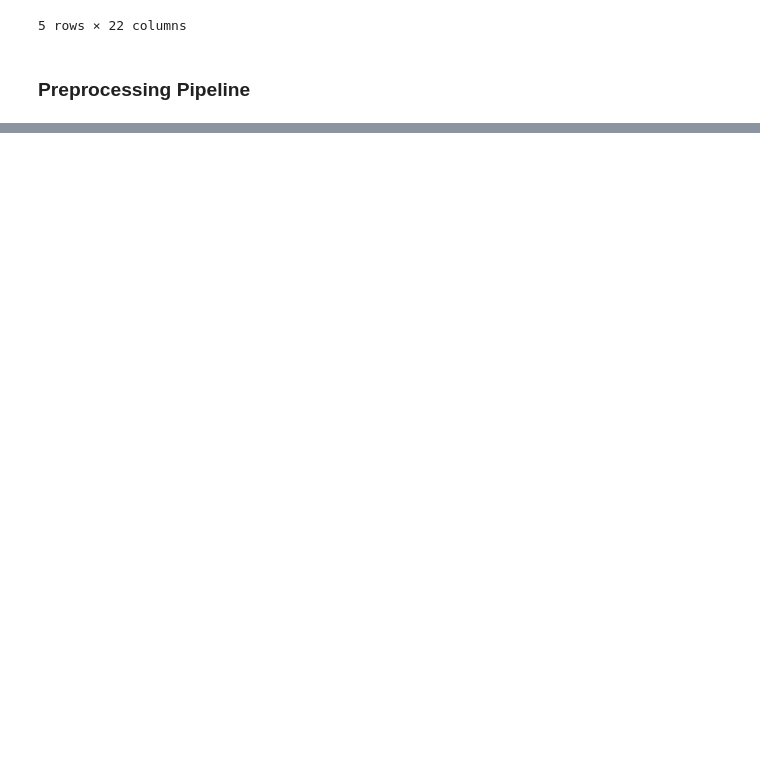
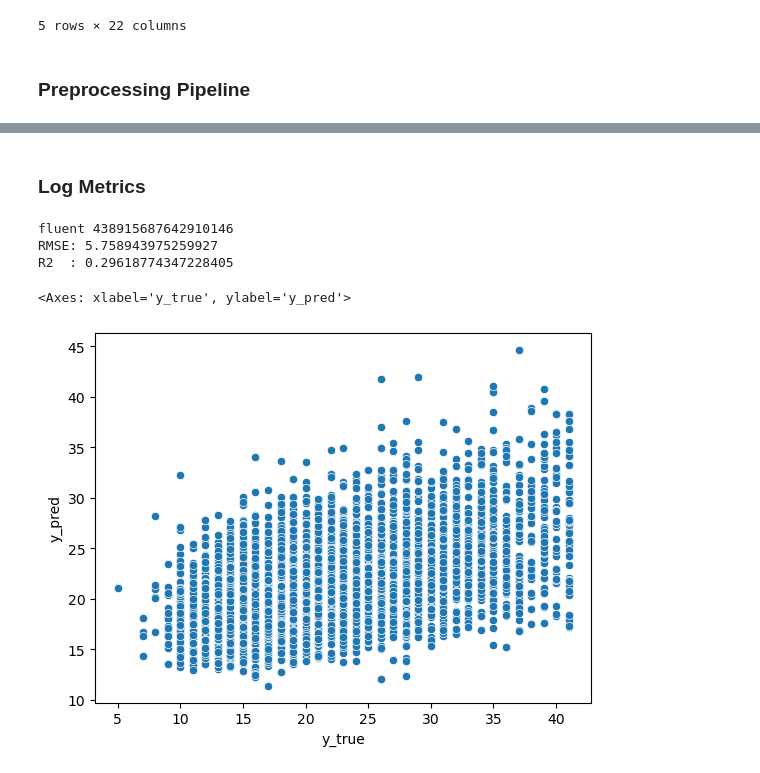
Before and after one commit to ADPriceless/TDA_Assignment_TaxiTime, a Jupyter notebook: experimentation.ipynb, the cells around one changed output, grey strips where cells are left out. Drawn from its saved outputs; the diff is of its cells as text; code cells hidden in the pictures; blank space fills up the shorter version.

Commit message:
experiment with models

```diff
--- a/experimentation.ipynb
+++ b/experimentation.ipynb
@@ -61,0 +142,14 @@ df_takeoff.head()
+# %%
+standard_scale_cols = numeric_cols[(numeric_cols != 'DEP_DELAY') & (numeric_cols != 'sch_arr') & (numeric_cols != 'CRS_ELAPSED_TIME')]
+
+col_transformer = ColumnTransformer(
+    [
+        (
+            'Quantile',
+            QuantileTransformer(output_distribution='normal', random_state=RANDOM_STATE),
+            ['DEP_DELAY', 'sch_arr', 'CRS_ELAPSED_TIME']
+        ),
+        ('Standard', StandardScaler(), standard_scale_cols),
+        ('Categorical', OneHotEncoder(), categoric_cols)
+    ]
+)
@@ -61,0 +185,11 @@ df_takeoff.head()
+# %%
+# model = Ridge()
+model = xgb.XGBRegressor()
+X_train_scaled = col_transformer.fit_transform(X_train)
+
+cv_result = evaluate_cv(
+    model, X_train_scaled, y_train,
+    random_state=RANDOM_STATE
+)
+
+print_cv_results(cv_result)
@@ -61,0 +200,2 @@ df_takeoff.head()
+# %%
+model.fit(X_train_scaled, y_train)
@@ -61,0 +214,5 @@ df_takeoff.head()
+# %%
+X_test_scaled = col_transformer.transform(X_test)
+y_pred = model.predict(X_test_scaled)
+# %% [markdown]
+### Log Metrics
@@ -61,0 +225,25 @@ df_takeoff.head()
+# %%
+with mlflow.start_run(
+        experiment_id=experiment.experiment_id,
+        run_name='xgb_default'
+    ):
+    rmse = np.sqrt(mean_squared_error(y_test, y_pred))
+    r2 = r2_score(y_test, y_pred)
+    print(f'RMSE: {rmse}')
+    print(f'R2  : {r2}')
+
+    mlflow.sklearn.log_model(model, 'sk_models')
+    mlflow.log_metric('RMSE', rmse)
+    mlflow.log_metric('R2_Score', r2)
+# %% [output]
+fluent 438915687642910146
+RMSE: 5.758943975259927
+R2  : 0.29618774347228405
+# %%
+results = pd.DataFrame(
+    {'y_true': y_test, 'y_pred': y_pred}
+)
+sns.scatterplot(x=results['y_true'], y=results['y_pred'])
+# %% [output]
+<Axes: xlabel='y_true', ylabel='y_pred'>
+[figure, added]
```
Also changed, not shown: parts of 12 cells of this notebook, 1 other file.
